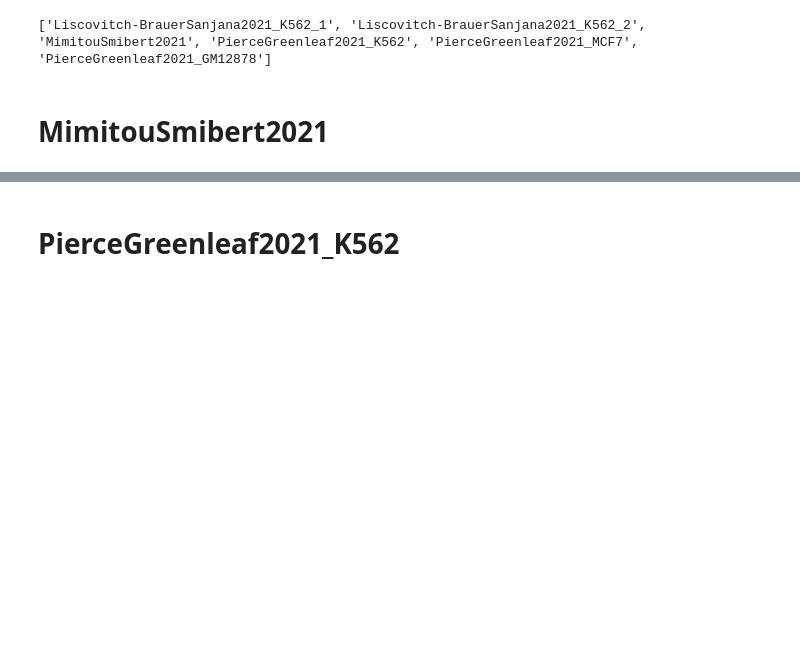
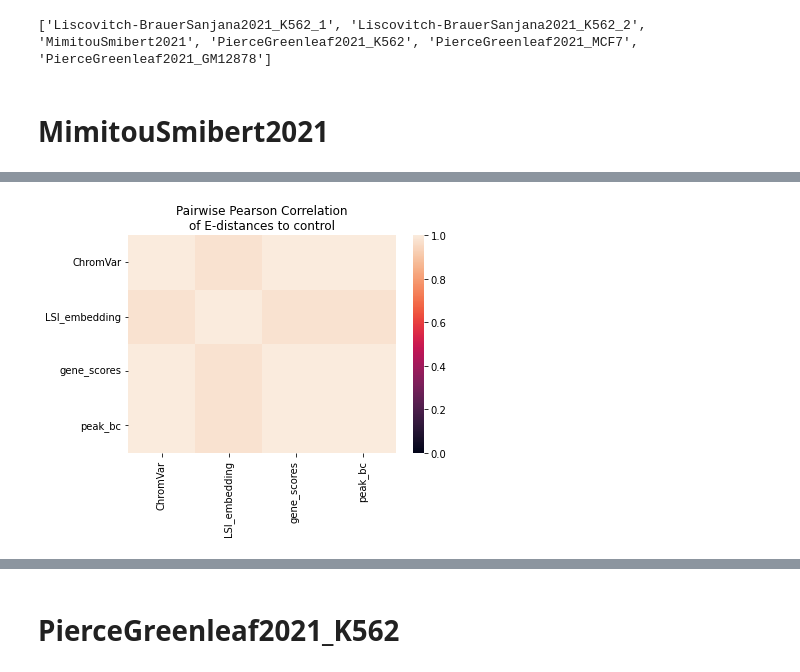
Before and after one commit to sanderlab/scPerturb, a Jupyter notebook: revision/notebooks/atac_analysis.ipynb, the cells around one changed output, grey strips where cells are left out. Drawn from its saved outputs; the diff is of its cells as text; code cells hidden in the pictures; blank space fills up the shorter version.

```diff
--- a/revision/notebooks/atac_analysis.ipynb
+++ b/revision/notebooks/atac_analysis.ipynb
@@ -78,0 +80,8 @@ pl.show()
+# %%
+df = pd.DataFrame({feature: eds[feature].loc['control'] for feature in features})
+pcorr = df.corr('pearson')
+sns.heatmap(pcorr, vmin=0, vmax=1)
+pl.title('Pairwise Pearson Correlation\nof E-distances to control')
+pl.show()
+# %% [output]
+[figure, added]
```
Also changed, not shown: parts of 17 cells of this notebook, 12 other files.
